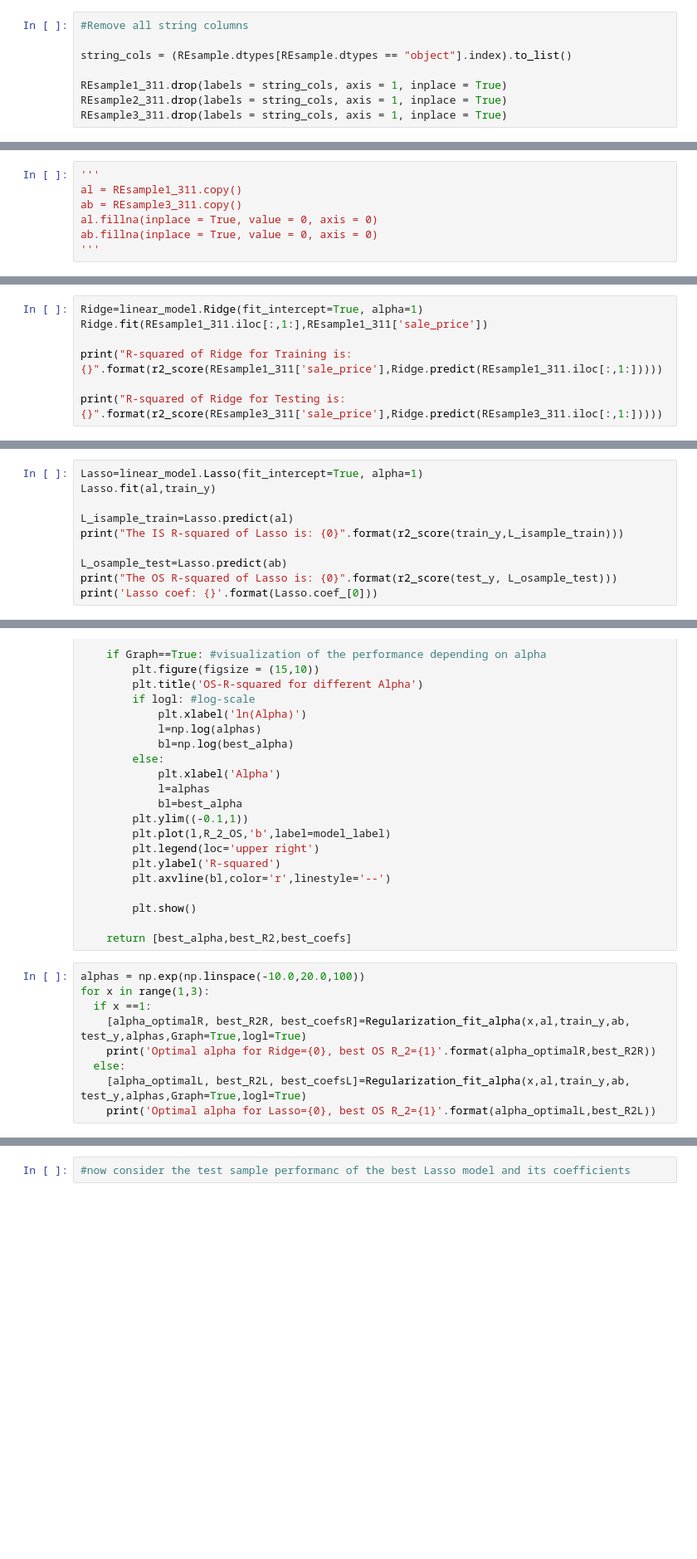
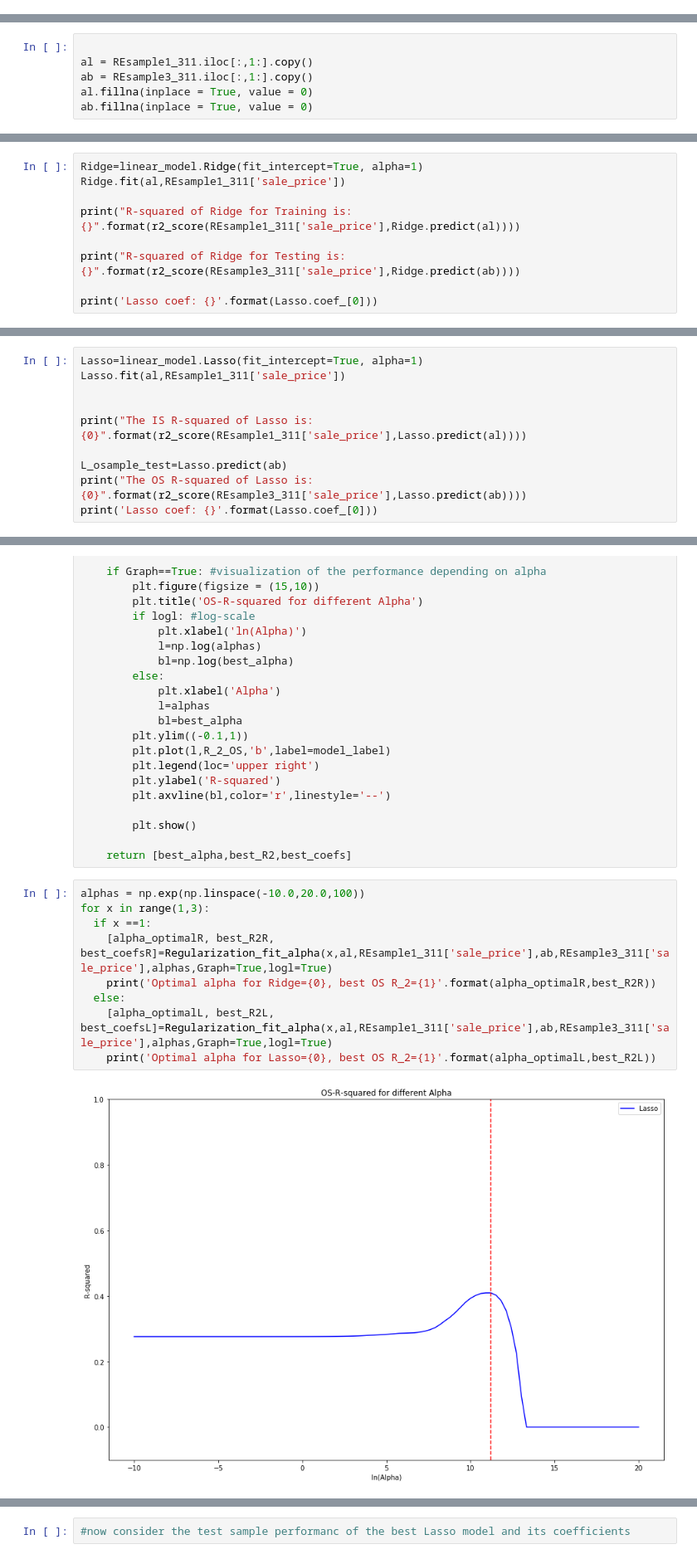
Before and after one commit to pratikwatwani/Applied-Data-Science, a Jupyter notebook: Session 07/Regularization (Lasso and Ridge).ipynb, the cells around one changed output, grey strips where cells are left out. Shown: that part at 83% size. Drawn from its saved outputs; the diff is of its cells as text; blank space fills up the shorter version.

```diff
--- a/Session 07/Regularization (Lasso and Ridge).ipynb
+++ b/Session 07/Regularization (Lasso and Ridge).ipynb
@@ -371,14 +354,6 @@ R2 over Testing is 0.842285385246
 Train Ridge and Lasso over REsample1_311 with an arbitrary default parameter $\alpha=1$.
 Then evaluate their out-of-sample performance over REsample3_311
 Make sure to scale the features in all three samples first, learning the scaler over the training sample
-# %%
-#Remove all string columns
-
-string_cols = (REsample.dtypes[REsample.dtypes == "object"].index).to_list()
-
-REsample1_311.drop(labels = string_cols, axis = 1, inplace = True)
-REsample2_311.drop(labels = string_cols, axis = 1, inplace = True)
-REsample3_311.drop(labels = string_cols, axis = 1, inplace = True)
 # %%
 #Learning metrics from training set
 mu=REsample1_311.iloc[:,1:].mean()
@@ -399,7 +378,6 @@ REsample3_311.drop(labels = 'sale_price', axis = 1, inplace = True)
 # %%
-'''
-al = REsample1_311.copy()
-ab = REsample3_311.copy()
-al.fillna(inplace = True, value = 0, axis = 0)
-ab.fillna(inplace = True, value = 0, axis = 0)
-'''
+
+al = REsample1_311.iloc[:,1:].copy()
+ab = REsample3_311.iloc[:,1:].copy()
+al.fillna(inplace = True, value = 0)
+ab.fillna(inplace = True, value = 0)
@@ -406,8 +394,10 @@ ab.fillna(inplace = True, value = 0, axis = 0)
 # %%
 Ridge=linear_model.Ridge(fit_intercept=True, alpha=1)
-Ridge.fit(REsample1_311.iloc[:,1:],REsample1_311['sale_price'])
+Ridge.fit(al,REsample1_311['sale_price'])
 
-print("R-squared of Ridge for Training is: {}".format(r2_score(REsample1_311['sale_price'],Ridge.predict(REsample1_311.iloc[:,1:]))))
+print("R-squared of Ridge for Training is: {}".format(r2_score(REsample1_311['sale_price'],Ridge.predict(al))))
 
-print("R-squared of Ridge for Testing is: {}".format(r2_score(REsample3_311['sale_price'],Ridge.predict(REsample3_311.iloc[:,1:]))))
+print("R-squared of Ridge for Testing is: {}".format(r2_score(REsample3_311['sale_price'],Ridge.predict(ab))))
+
+print('Lasso coef: {}'.format(Lasso.coef_[0]))
 # %% [output]
@@ -416,12 +408,12 @@ ValueError: ignored
 # Perform Lasso
 # %%
 Lasso=linear_model.Lasso(fit_intercept=True, alpha=1)
-Lasso.fit(al,train_y)
+Lasso.fit(al,REsample1_311['sale_price'])
 
-L_isample_train=Lasso.predict(al)
-print("The IS R-squared of Lasso is: {0}".format(r2_score(train_y,L_isample_train)))
+
+print("The IS R-squared of Lasso is: {0}".format(r2_score(REsample1_311['sale_price'],Lasso.predict(al))))
 
 L_osample_test=Lasso.predict(ab)
-print("The OS R-squared of Lasso is: {0}".format(r2_score(test_y, L_osample_test)))
+print("The OS R-squared of Lasso is: {0}".format(r2_score(REsample3_311['sale_price'],Lasso.predict(ab))))
 print('Lasso coef: {}'.format(Lasso.coef_[0]))
 # %% [output]
@@ -488,9 +482,11 @@ def Regularization_fit_alpha(model,X_train,y_train,X_valid,y_valid,alphas,Graph=
 # %%
 alphas = np.exp(np.linspace(-10.0,20.0,100))
 for x in range(1,3):
   if x ==1:
-    [alpha_optimalR, best_R2R, best_coefsR]=Regularization_fit_alpha(x,al,train_y,ab, test_y,alphas,Graph=True,logl=True)
+    [alpha_optimalR, best_R2R, best_coefsR]=Regularization_fit_alpha(x,al,REsample1_311['sale_price'],ab,REsample3_311['sale_price'],alphas,Graph=True,logl=True)
     print('Optimal alpha for Ridge={0}, best OS R_2={1}'.format(alpha_optimalR,best_R2R))
   else:
-    [alpha_optimalL, best_R2L, best_coefsL]=Regularization_fit_alpha(x,al,train_y,ab, test_y,alphas,Graph=True,logl=True)
+    [alpha_optimalL, best_R2L, best_coefsL]=Regularization_fit_alpha(x,al,REsample1_311['sale_price'],ab,REsample3_311['sale_price'],alphas,Graph=True,logl=True)
     print('Optimal alpha for Lasso={0}, best OS R_2={1}'.format(alpha_optimalL,best_R2L))
+# %% [output]
+[figure, added]
```
Also changed, not shown: parts of 34 cells of this notebook.
